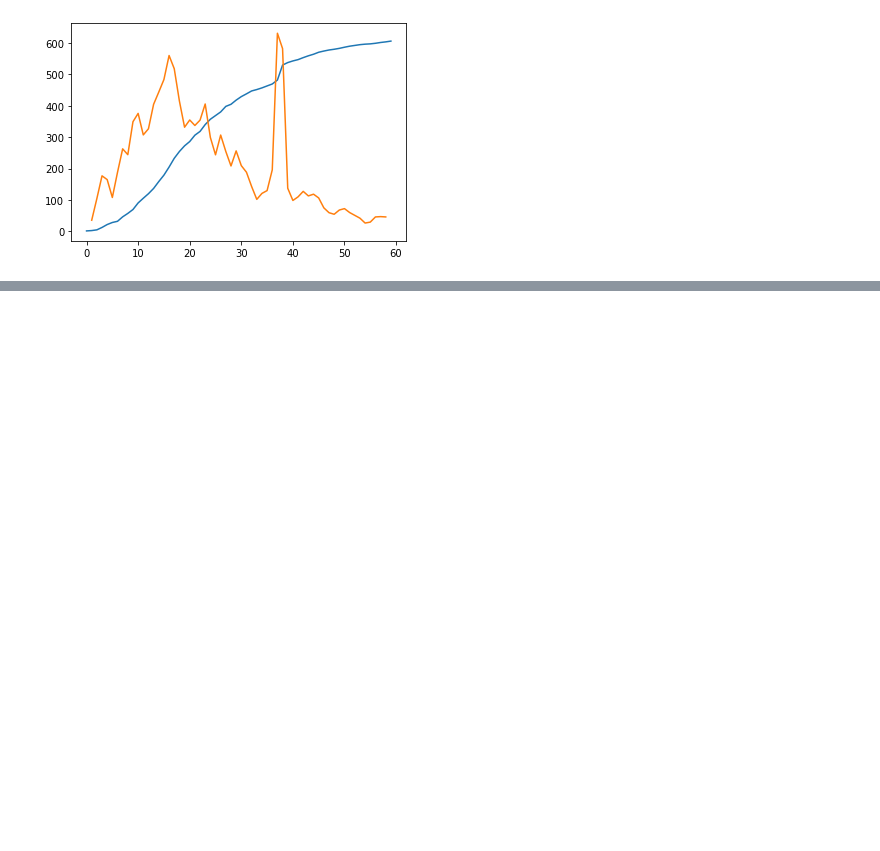
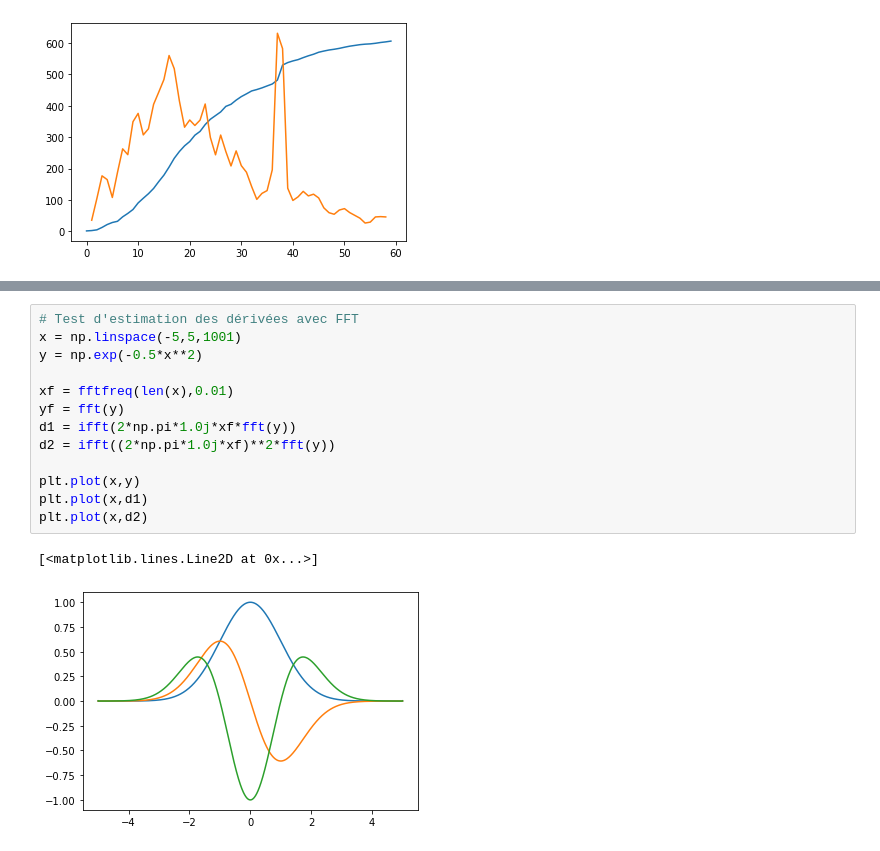
Before and after one commit to williamGlazer/ProjectX, a Jupyter notebook: notebooks/prelim/Covid19USA_analysis-smoothing.ipynb, the cells around one changed output, grey strips where cells are left out. Drawn from its saved outputs; the diff is of its cells as text; blank space fills up the shorter version.

```diff
--- a/notebooks/prelim/Covid19USA_analysis-smoothing.ipynb
+++ b/notebooks/prelim/Covid19USA_analysis-smoothing.ipynb
@@ -185,0 +202,16 @@ list(range(N-1,1,-1))
+# %%
+# Test d'estimation des dérivées avec FFT
+x = np.linspace(-5,5,1001)
+y = np.exp(-0.5*x**2)
+
+xf = fftfreq(len(x),0.01)
+yf = fft(y)
+d1 = ifft(2*np.pi*1.0j*xf*fft(y))
+d2 = ifft((2*np.pi*1.0j*xf)**2*fft(y))
+
+plt.plot(x,y)
+plt.plot(x,d1)
+plt.plot(x,d2)
+# %% [output]
+[<matplotlib.lines.Line2D at 0x...>]
+[figure, added]
```
Also changed, not shown: parts of 6 cells of this notebook.
